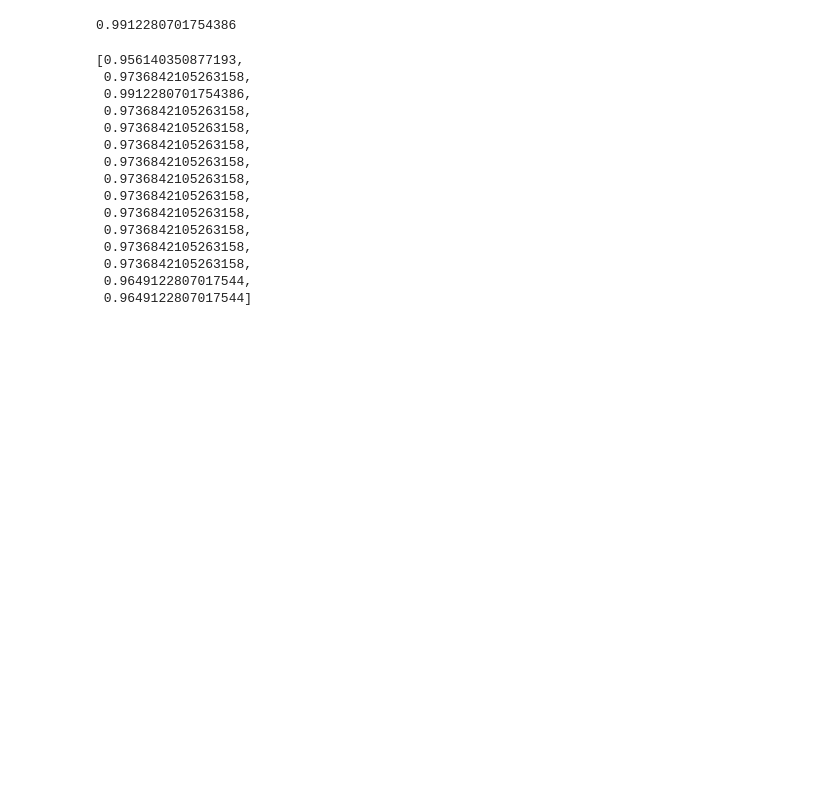
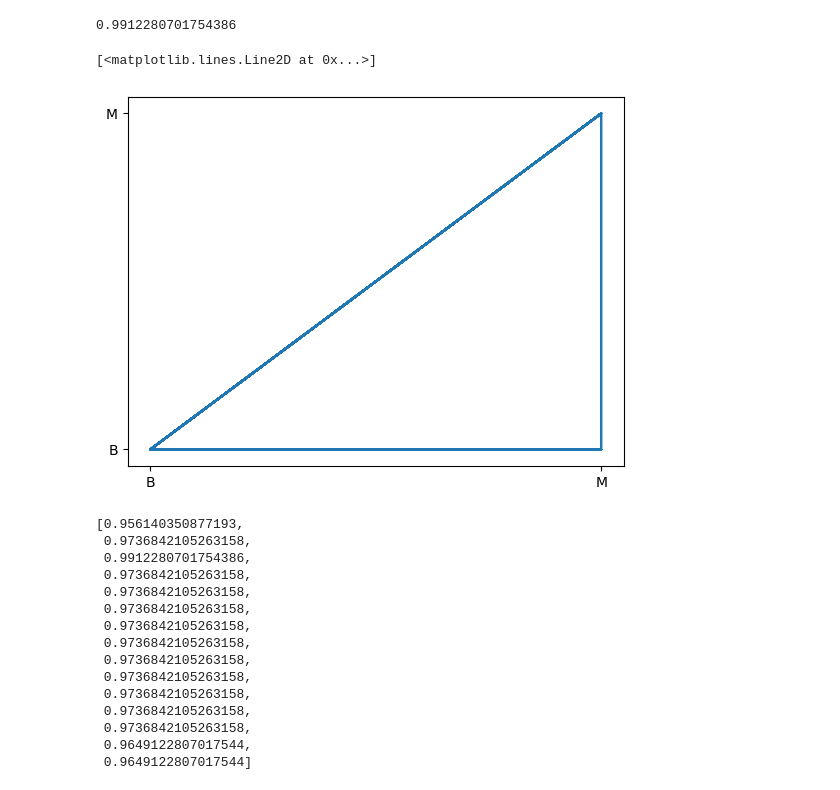
Before and after one commit to veer-debug/Data_science_journey, a Jupyter notebook: 12_ML/03_KNN/01_Basic.ipynb, the cells around one changed output. Saved outputs shown, nothing was run; the diff lists cells and outputs as text; code cells hidden in the pictures; blank space fills up the shorter version.

```diff
--- a/12_ML/03_KNN/01_Basic.ipynb
+++ b/12_ML/03_KNN/01_Basic.ipynb
@@ -100,6 +115,11 @@ y_pred=knn.predict(X_test)
 accuracy_score(y_test,y_pred)
 # %% [output]
 0.9912280701754386
+# %%
+plt.plot(y_test,y_pred)
+# %% [output]
+[<matplotlib.lines.Line2D at 0x...>]
+[figure, added]
 # %%
 scores = []
 
```
Also changed, not shown: parts of 1 cell of this notebook, 3 other files.
